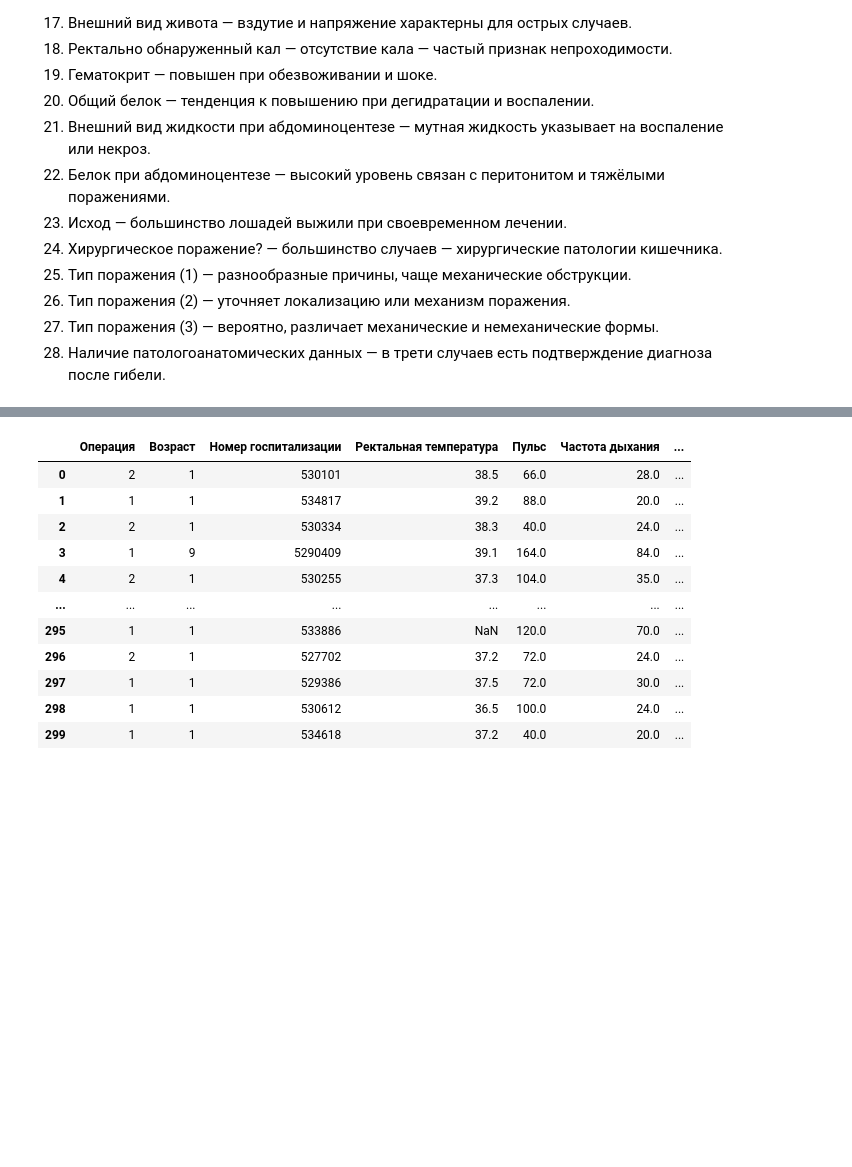
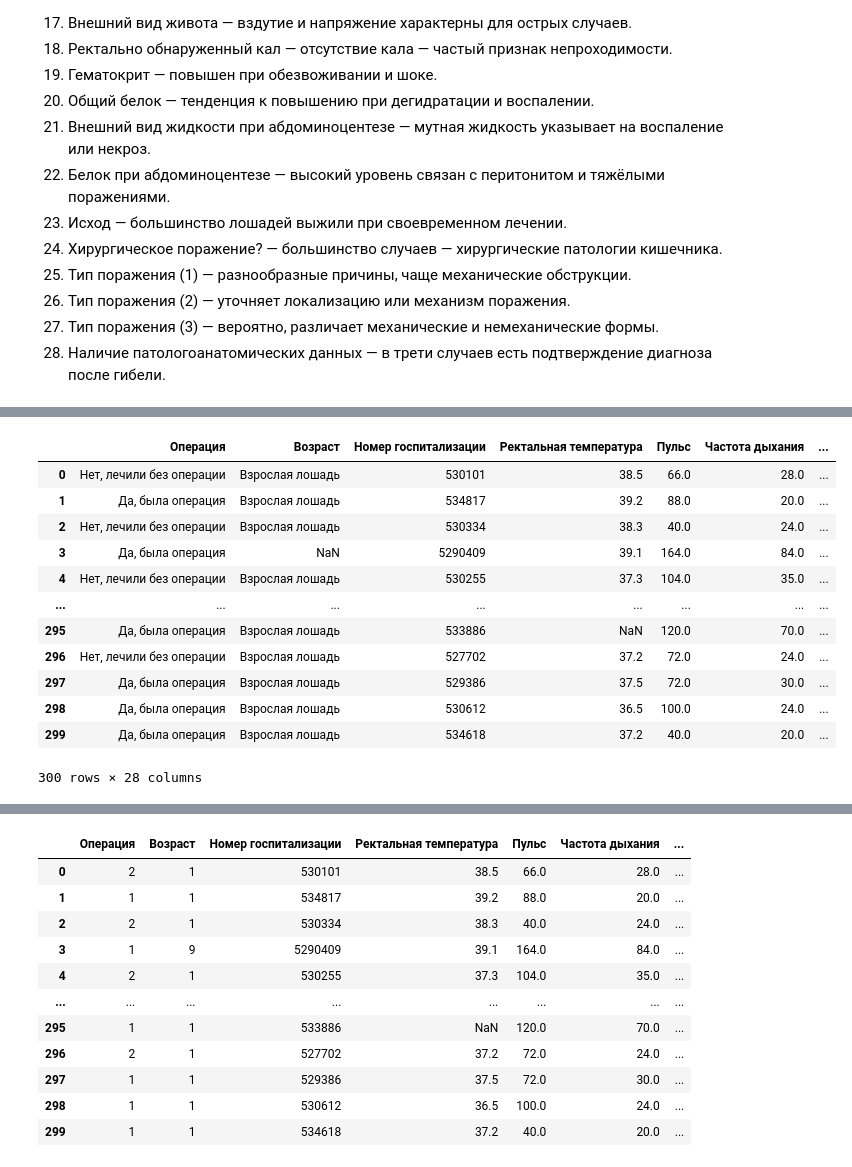
Before and after one commit to vasiliykireev/study-python, a Jupyter notebook: task-8/task-8.ipynb, the cells around one changed output, grey strips where cells are left out. Saved outputs shown, nothing was run; the diff lists cells and outputs as text; code cells hidden in the pictures; blank space fills up the shorter version.

```diff
--- a/task-8/task-8.ipynb
+++ b/task-8/task-8.ipynb
@@ -803,0 +842,24 @@ display(horses)
+# %%
+# Задание 3
+horses = prepare_data('horse_data.csv', attr, False)
+horses = replace_values(horses, attr)
+# horses = describe_data(horses)
+# horses = add_outliers(horses)
+# horses = clear_missing(horses)
+horses = rename_columns(horses, attr)
+display(horses)
+horses.to_excel('horses.xlsx', sheet_name="Sheet1")
+# %% [output]
+|  | Операция | Возраст | Номер госпитализации | Ректальная температура | Пульс | Частота дыхания | ... |
+| 0 | Нет, лечили без операции | Взрослая лошадь | 530101 | 38.5 | 66.0 | 28.0 | ... |
+| 1 | Да, была операция | Взрослая лошадь | 534817 | 39.2 | 88.0 | 20.0 | ... |
+| 2 | Нет, лечили без операции | Взрослая лошадь | 530334 | 38.3 | 40.0 | 24.0 | ... |
+| 3 | Да, была операция | NaN | 5290409 | 39.1 | 164.0 | 84.0 | ... |
+| 4 | Нет, лечили без операции | Взрослая лошадь | 530255 | 37.3 | 104.0 | 35.0 | ... |
+| ... | ... | ... | ... | ... | ... | ... | ... |
+| 295 | Да, была операция | Взрослая лошадь | 533886 | NaN | 120.0 | 70.0 | ... |
+| 296 | Нет, лечили без операции | Взрослая лошадь | 527702 | 37.2 | 72.0 | 24.0 | ... |
+| 297 | Да, была операция | Взрослая лошадь | 529386 | 37.5 | 72.0 | 30.0 | ... |
+| 298 | Да, была операция | Взрослая лошадь | 530612 | 36.5 | 100.0 | 24.0 | ... |
+| 299 | Да, была операция | Взрослая лошадь | 534618 | 37.2 | 40.0 | 20.0 | ... |
+300 rows × 28 columns
```
Also changed, not shown: parts of 4 cells of this notebook, 1 other file.
